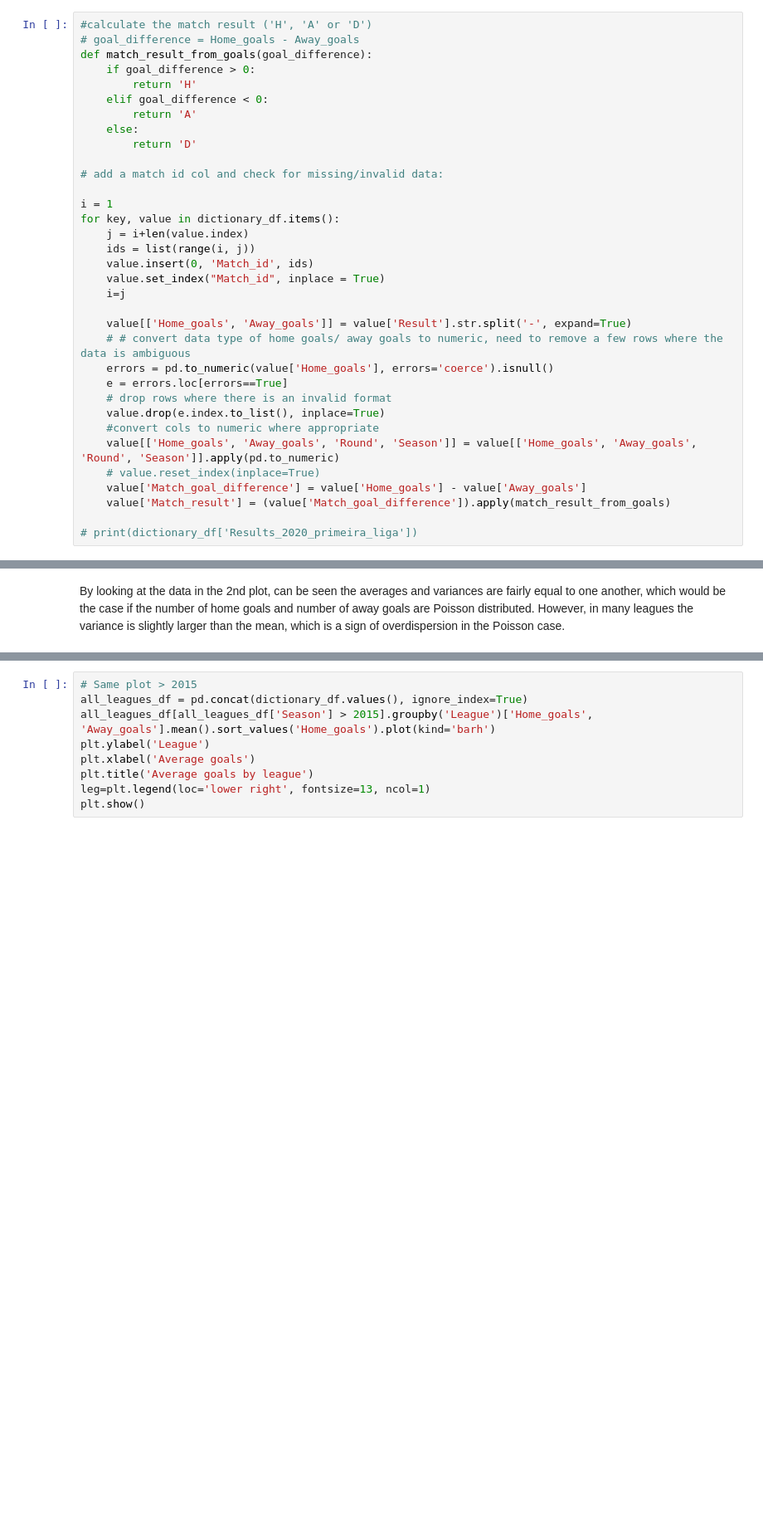
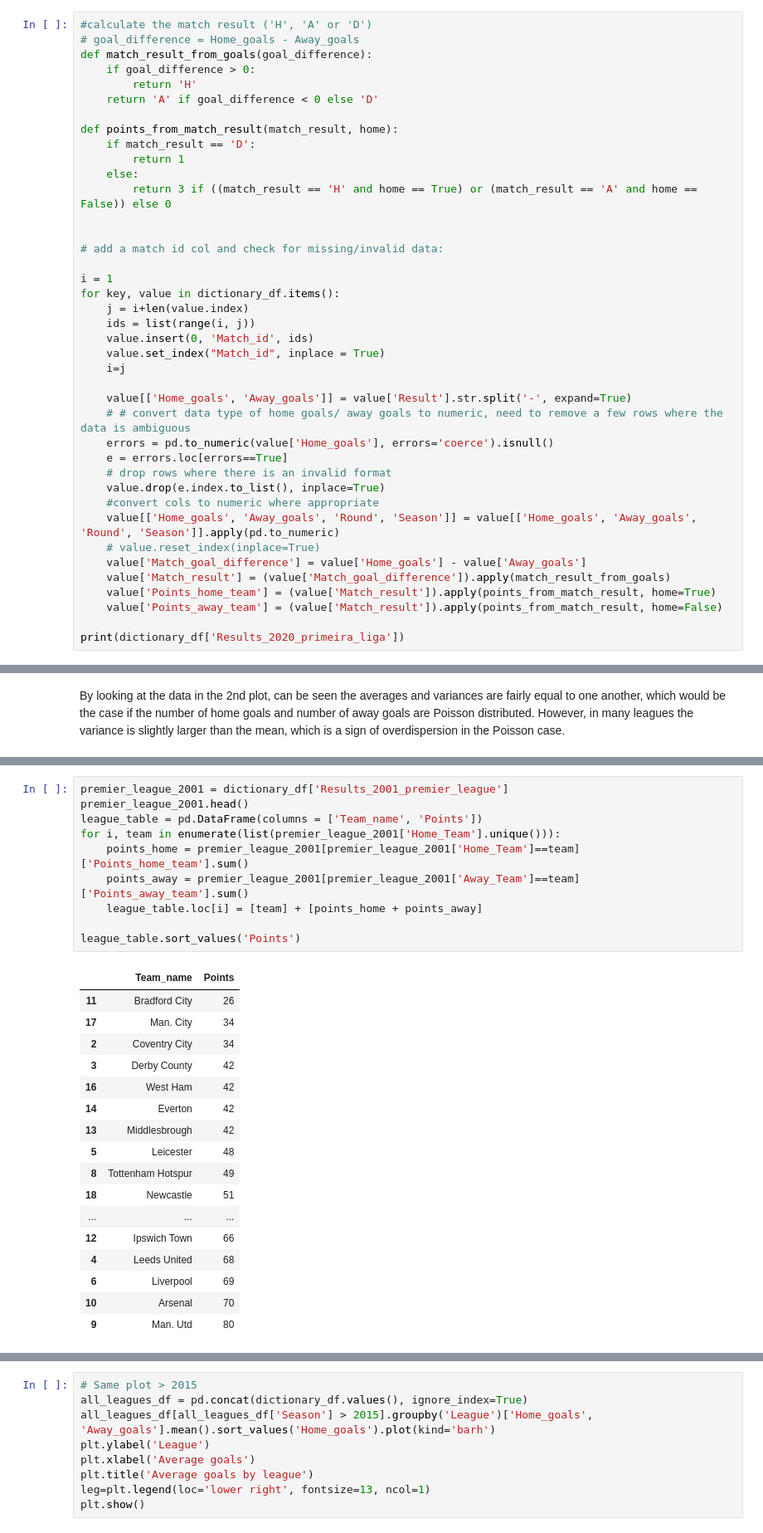
Before and after one commit to EllieBrakoniecki/Football-Match-Outcome-Prediction, a Jupyter notebook: src/match_prediction.ipynb, the cells around one changed output, grey strips where cells are left out. Shown: that part at 83% size. Cells and saved outputs as stored; diff of their text form; blank space fills up the shorter version.

```diff
--- a/src/match_prediction.ipynb
+++ b/src/match_prediction.ipynb
@@ -38,10 +52,14 @@ for key, df in dictionary_df.items():
 def match_result_from_goals(goal_difference):
     if goal_difference > 0:
         return 'H'
-    elif goal_difference < 0:
-        return 'A'
+    return 'A' if goal_difference < 0 else 'D'
+
+def points_from_match_result(match_result, home):
+    if match_result == 'D':
+        return 1
     else:
-        return 'D'
+        return 3 if ((match_result == 'H' and home == True) or (match_result == 'A' and home == False)) else 0
+
 
 # add a match id col and check for missing/invalid data:
 
@@ -64,5 +82,7 @@ for key, value in dictionary_df.items():
     # value.reset_index(inplace=True)
     value['Match_goal_difference'] = value['Home_goals'] - value['Away_goals']
     value['Match_result'] = (value['Match_goal_difference']).apply(match_result_from_goals)
+    value['Points_home_team'] = (value['Match_result']).apply(points_from_match_result, home=True)
+    value['Points_away_team'] = (value['Match_result']).apply(points_from_match_result, home=False)
 
-# print(dictionary_df['Results_2020_primeira_liga'])
+print(dictionary_df['Results_2020_primeira_liga'])
@@ -136,0 +178,28 @@ mean, which is a sign of overdispersion in the Poisson case.
+# %%
+premier_league_2001 = dictionary_df['Results_2001_premier_league']
+premier_league_2001.head()
+league_table = pd.DataFrame(columns = ['Team_name', 'Points'])
+for i, team in enumerate(list(premier_league_2001['Home_Team'].unique())):
+    points_home = premier_league_2001[premier_league_2001['Home_Team']==team]['Points_home_team'].sum()
+    points_away = premier_league_2001[premier_league_2001['Away_Team']==team]['Points_away_team'].sum()
+    league_table.loc[i] = [team] + [points_home + points_away]
+
+league_table.sort_values('Points')
+# %% [output]
+|  | Team_name | Points |
+| 11 | Bradford City | 26 |
+| 17 | Man. City | 34 |
+| 2 | Coventry City | 34 |
+| 3 | Derby County | 42 |
+| 16 | West Ham | 42 |
+| 14 | Everton | 42 |
+| 13 | Middlesbrough | 42 |
+| 5 | Leicester | 48 |
+| 8 | Tottenham Hotspur | 49 |
+| 18 | Newcastle | 51 |
+| ... | ... | ... |
+| 12 | Ipswich Town | 66 |
+| 4 | Leeds United | 68 |
+| 6 | Liverpool | 69 |
+| 10 | Arsenal | 70 |
+| 9 | Man. Utd | 80 |
```
Also changed, not shown: parts of 9 cells of this notebook, 5 other files.
